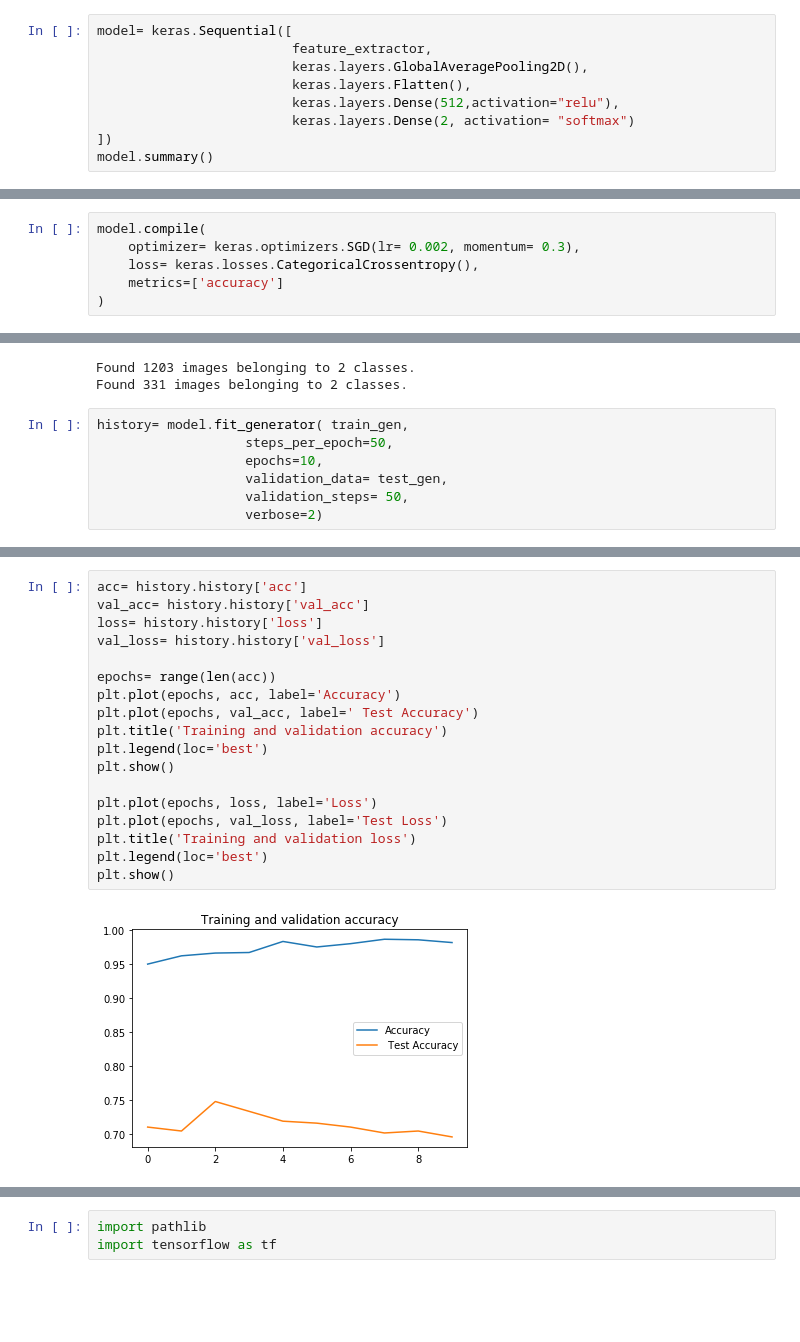
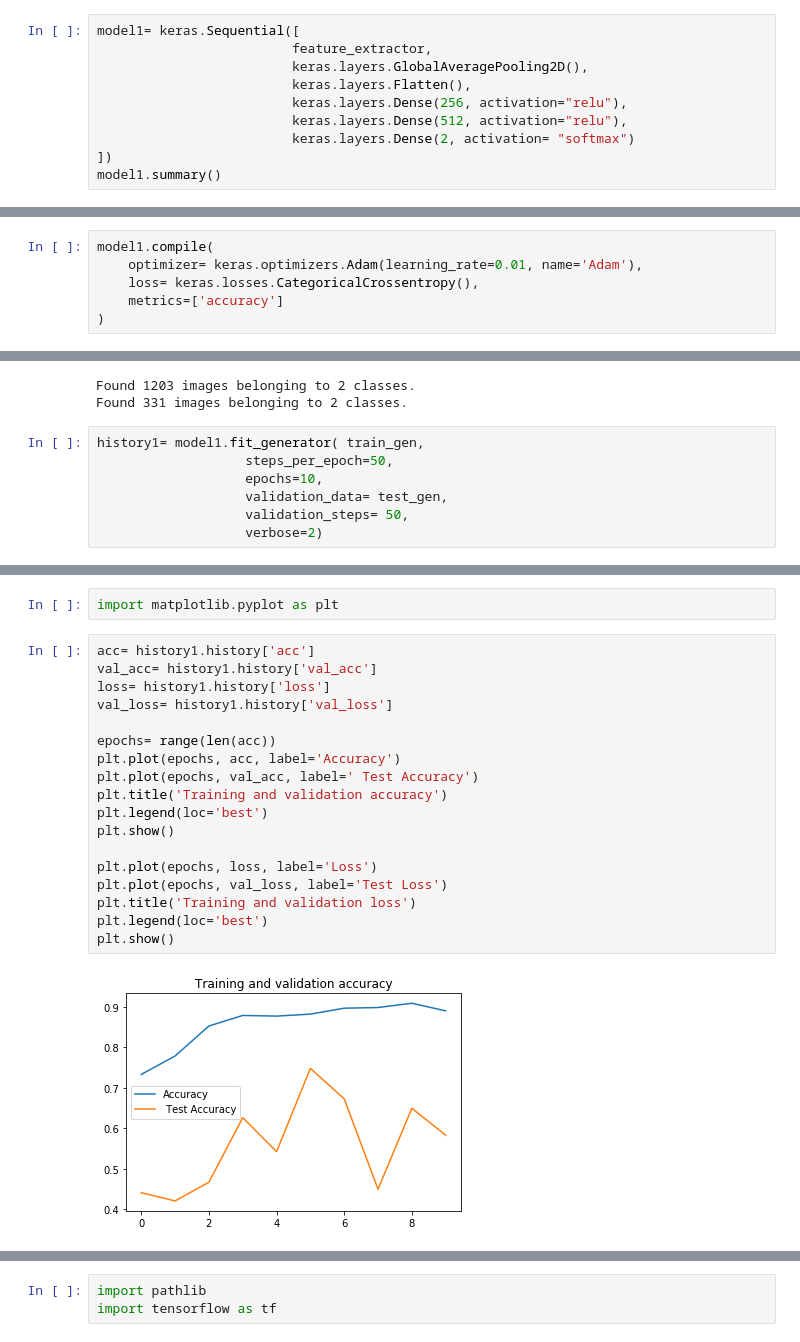
Before and after one commit to utkarsh0702/Tensorflow, a Jupyter notebook: Pothole_detection_transfer_learning.ipynb, the cells around one changed output, grey strips where cells are left out. Drawn from its saved outputs; the diff is of its cells as text; blank space fills up the shorter version.

```diff
--- a/Pothole_detection_transfer_learning.ipynb
+++ b/Pothole_detection_transfer_learning.ipynb
@@ -66,12 +62,13 @@ Trainable params: 3,206,976
 Non-trainable params: 21,888
 _________________________________________________________________
 # %%
-model= keras.Sequential([
+model1= keras.Sequential([
                          feature_extractor,
                          keras.layers.GlobalAveragePooling2D(),
                          keras.layers.Flatten(),
-                         keras.layers.Dense(512,activation="relu"),
+                         keras.layers.Dense(256, activation="relu"),
+                         keras.layers.Dense(512, activation="relu"),
                          keras.layers.Dense(2, activation= "softmax")
 ])
-model.summary()
+model1.summary()
 # %% [output]
@@ -100,7 +99,7 @@ for Layers in model.layers[-num_layers:]:
   Layers.trainable= True
 # %%
-model.compile(
-    optimizer= keras.optimizers.SGD(lr= 0.002, momentum= 0.3),
+model1.compile(
+    optimizer= keras.optimizers.Adam(learning_rate=0.01, name='Adam'),
     loss= keras.losses.CategoricalCrossentropy(),
     metrics=['accuracy']
 )
@@ -142,7 +141,7 @@ test_gen= test_datagen.flow_from_directory( '/content/Pothole Dataset/Test',
 Found 1203 images belonging to 2 classes.
 Found 331 images belonging to 2 classes.
 # %%
-history= model.fit_generator( train_gen,
+history1= model1.fit_generator( train_gen,
                    steps_per_epoch=50,
                    epochs=10,
                    validation_data= test_gen,
@@ -180,20 +168,22 @@ for fn in uploaded.keys():
+# %%
+import matplotlib.pyplot as plt
 # %%
-acc= history.history['acc']
-val_acc= history.history['val_acc']
-loss= history.history['loss']
-val_loss= history.history['val_loss']
+acc= history1.history['acc']
+val_acc= history1.history['val_acc']
+loss= history1.history['loss']
+val_loss= history1.history['val_loss']
 
 epochs= range(len(acc))
 plt.plot(epochs, acc, label='Accuracy')
 plt.plot(epochs, val_acc, label=' Test Accuracy')
 plt.title('Training and validation accuracy')
 plt.legend(loc='best')
 plt.show()
 
 plt.plot(epochs, loss, label='Loss')
 plt.plot(epochs, val_loss, label='Test Loss')
 plt.title('Training and validation loss')
 plt.legend(loc='best')
 plt.show()
 # %% [output]
-[figure, old version]
+[figure, new version]
```
Also changed, not shown: parts of 11 cells of this notebook.
